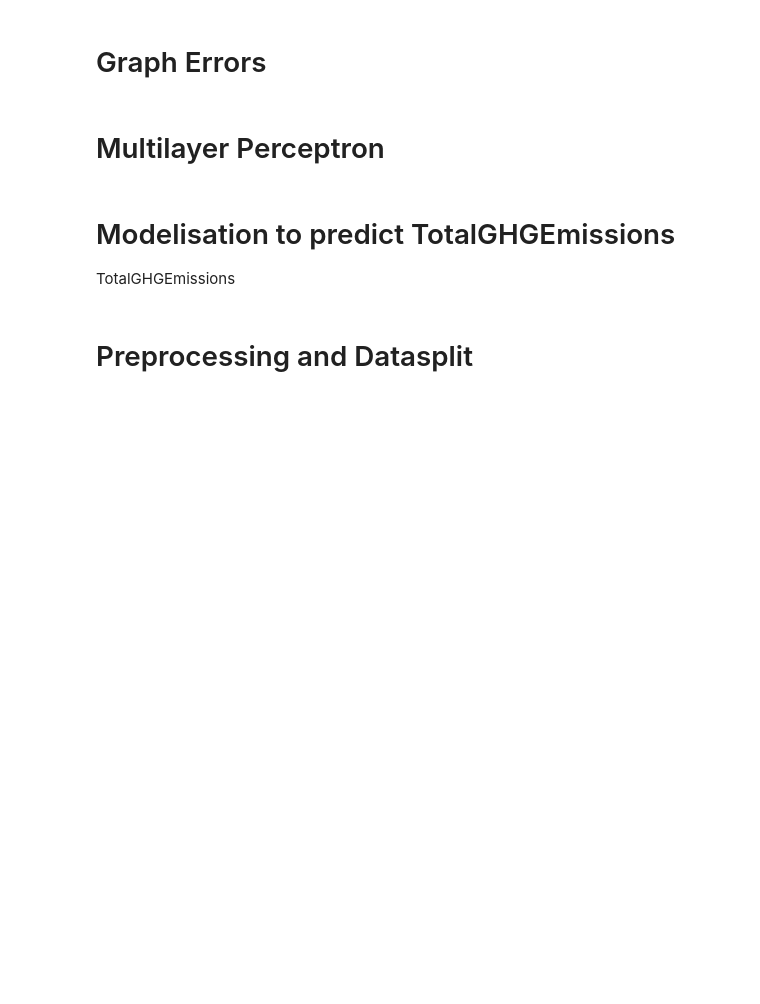
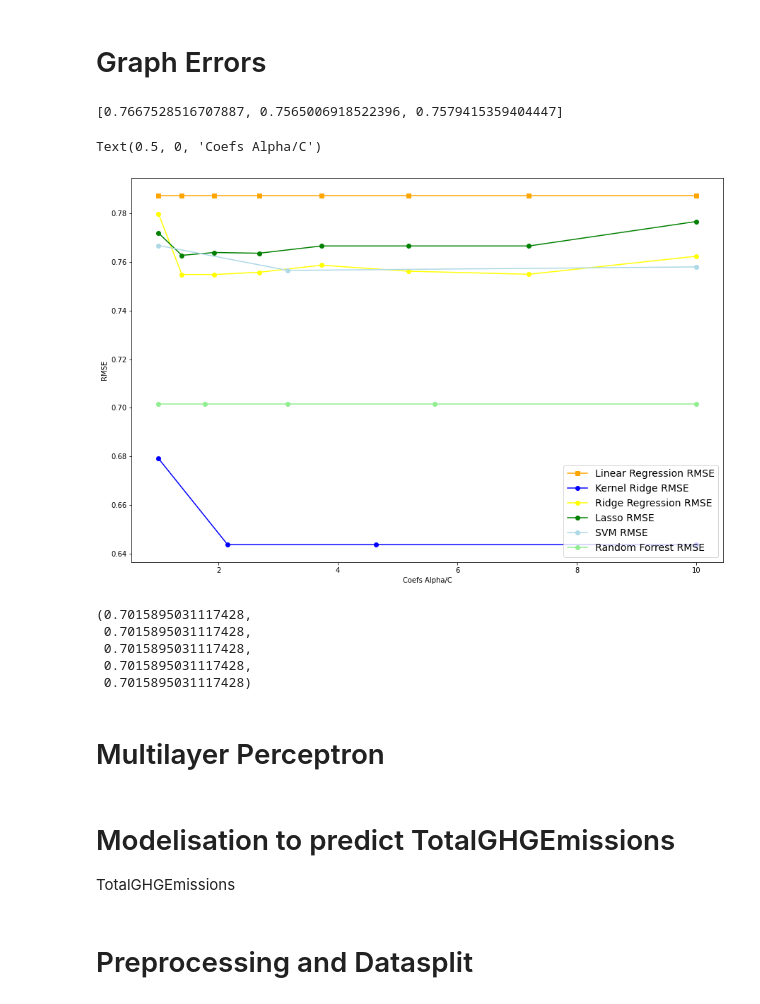
Before and after one commit to benMiniconi/Seattle2050, a Jupyter notebook: ProjetFinal/Modelisation.ipynb, the cells around one changed output. Drawn from its saved outputs; the diff is of its cells as text; code cells hidden in the pictures; blank space fills up the shorter version.

```diff
--- a/ProjetFinal/Modelisation.ipynb
+++ b/ProjetFinal/Modelisation.ipynb
@@ -365,15 +367,18 @@ for cv in range(2, 20):
 # %%
 # paramètre de regularisation
 n_alphas = 100
-alphas = np.logspace(-5, 5, n_alphas)
+alphas = np.logspace(-5, 5, 10)
 coefs = []
 errors = []
 Y_pred_reg_ridge = []
 rmse_reg_ridge = []
 score_reg_ridge = []
+mapRidge = []
+
+now = time.time()
 
 params = {"alpha": np.logspace(-5, 5, n_alphas), "normalize": ["True", "False"]}
-for cv in range(2, 20):
+for cv in range(2, 10):
     ridgeCV = GridSearchCV(linear_model.Ridge(), params, cv=cv)
 #print(linear_model.Ridge().get_params())
     ridgeCV.fit(X_train, y_train)
@@ -381,5 +386,9 @@ for cv in range(2, 20):
     score_reg_ridge.append(ridgeCV.best_score_)
     Y_pred_reg_ridge.append(ridgeCV.predict(X_test))
     rmse_reg_ridge.append(np.sqrt(metrics.mean_squared_error(y_test, Y_pred_reg_ridge[-1])))
+    mapRidge.append(np.sqrt(metrics.mean_absolute_percentage_error(y_test, Y_pred_reg_ridge[-1])))
     print(cv, ridgeCV.best_score_, rmse_reg_ridge[-1])
+later = time.time()
+difference = int(later - now)
+print("Calculation Time", difference, "seconds")
 # %% [output]
@@ -516,16 +646,29 @@ plt.ylabel("CO2")
 # %%
 fig = plt.figure(figsize=(15, 10))
 #np.logspace(-5, 5, 10),
 print(rmseLinearSVR)
-plt.plot(np.logspace(0, 1, 18), rmseLinearRegression,  color="orange", marker='s', label="Linear Regression RMSE")
-plt.plot(np.logspace(0, 1, 8), rmse_kernel_ridge,  color="blue", marker='o', label="Kernel Ridge RMSE")
-plt.plot(np.logspace(0, 1, 18), rmse_reg_ridge,  color="yellow", marker='o', label="Ridge Regression RMSE")
-plt.plot(np.logspace(0, 1, 18), rmselasso,  color="green", marker='o', label="Lasso RMSE")
-plt.plot(np.logspace(0, 1, 6), rmseLinearSVR,  color="lightgreen", marker='o', label="SVM RMSE")
+plt.plot(np.logspace(0, 1, 8), rmseLinearRegression,  color="orange", marker='s', label="Linear Regression RMSE")
+plt.plot(np.logspace(0, 1, 4), rmse_kernel_ridge,  color="blue", marker='o', label="Kernel Ridge RMSE")
+plt.plot(np.logspace(0, 1, 8), rmse_reg_ridge,  color="yellow", marker='o', label="Ridge Regression RMSE")
+plt.plot(np.logspace(0, 1, 8), rmselasso,  color="green", marker='o', label="Lasso RMSE")
+plt.plot(np.logspace(0, 1, 3), rmseLinearSVR,  color="lightblue", marker='o', label="SVM RMSE")
+plt.plot(np.logspace(0, 1, 5), (rmseRegressionTree[0], rmseRegressionTree[0], rmseRegressionTree[0], rmseRegressionTree[0], rmseRegressionTree[0]) ,  color="lightgreen", marker='o', label="Random Forrest RMSE")
 
 plt.legend(loc="lower right", fontsize=14)
 plt.ylabel("RMSE")
 plt.xlabel("Coefs Alpha/C")
+# %% [output]
+[0.7667528516707887, 0.7565006918522396, 0.7579415359404447]
+Text(0.5, 0, 'Coefs Alpha/C')
+[figure, added]
+# %%
+(rmseRegressionTree[0], rmseRegressionTree[0], rmseRegressionTree[0], rmseRegressionTree[0], rmseRegressionTree[0])
+# %% [output]
+(0.7015895031117428,
+ 0.7015895031117428,
+ 0.7015895031117428,
+ 0.7015895031117428,
+ 0.7015895031117428)
 # %% [markdown]
 #  Multilayer Perceptron
 # %%
```
Also changed, not shown: parts of 43 cells of this notebook.
